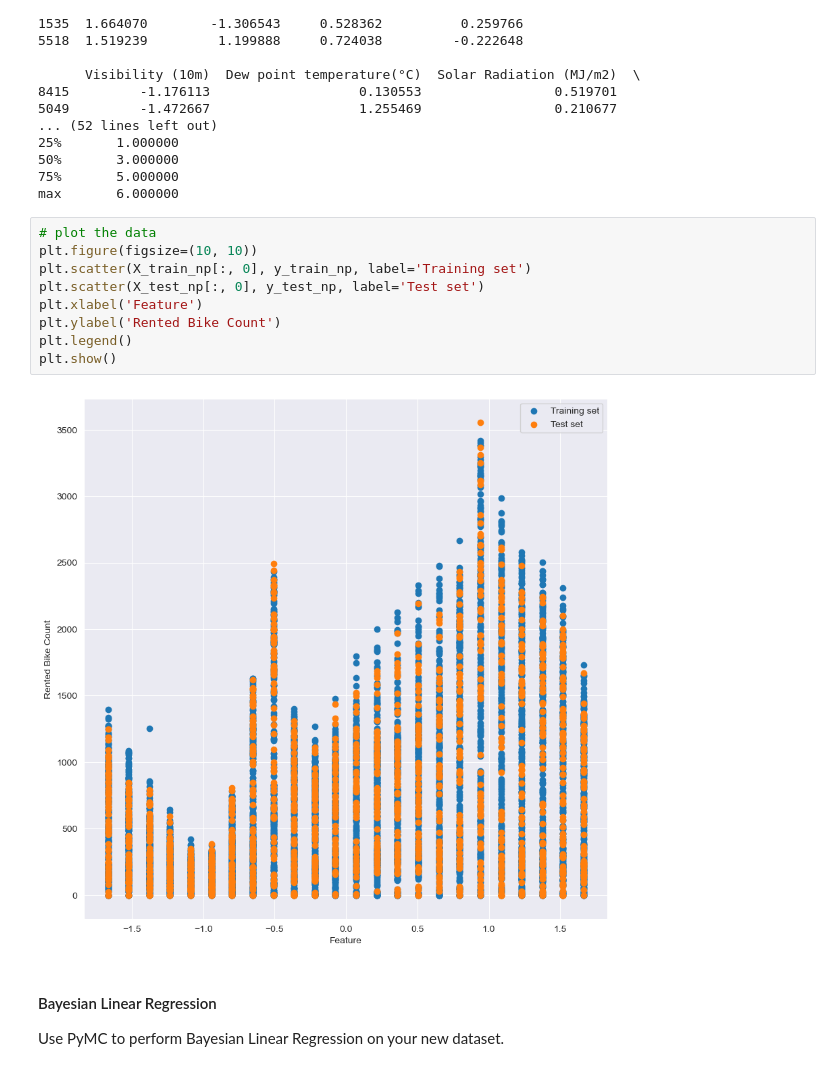
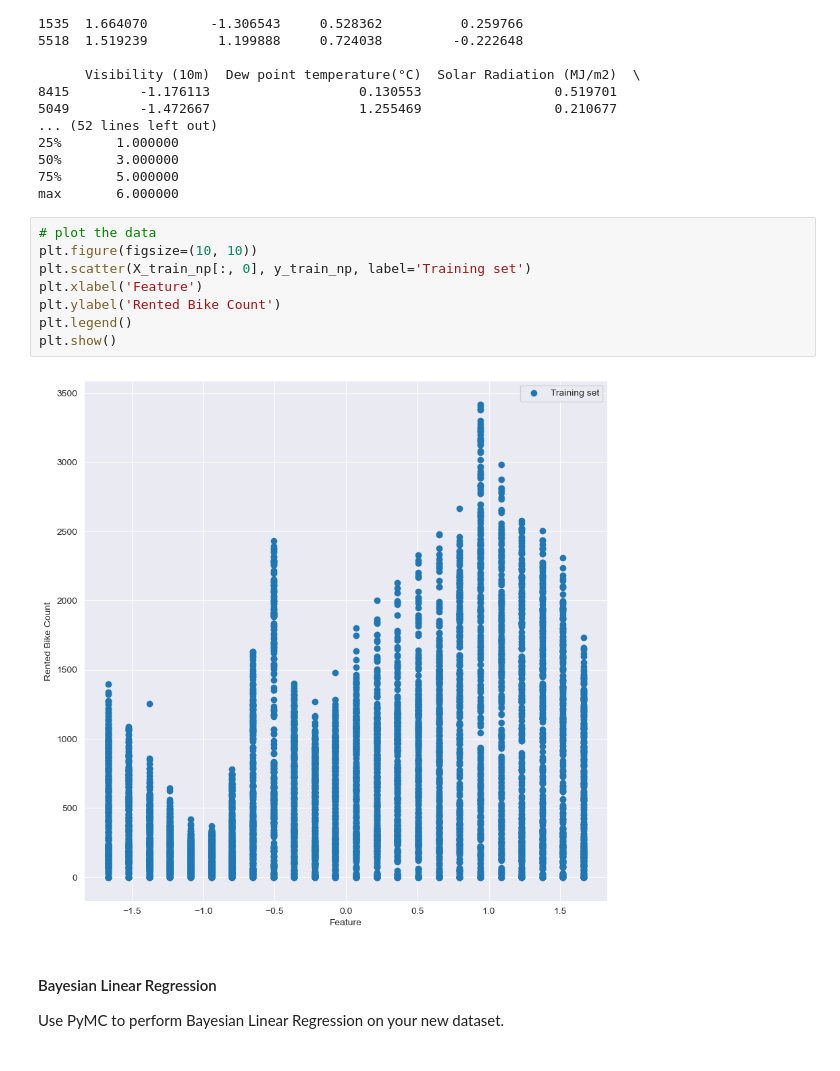
Before and after one commit to ZehuaLiuY/ML_CW, a Jupyter notebook: src/Bayesian_Linear_Regression.ipynb, the cells around one changed output. Cells and saved outputs as stored; diff of their text form.

```diff
--- a/src/Bayesian_Linear_Regression.ipynb
+++ b/src/Bayesian_Linear_Regression.ipynb
@@ -150,14 +150,13 @@ max       6.000000
 # %%
 # plot the data
 plt.figure(figsize=(10, 10))
 plt.scatter(X_train_np[:, 0], y_train_np, label='Training set')
-plt.scatter(X_test_np[:, 0], y_test_np, label='Test set')
 plt.xlabel('Feature')
 plt.ylabel('Rented Bike Count')
 plt.legend()
 plt.show()
 # %% [output]
-[figure, old version]
+[figure, new version]
 # %% [markdown]
 #### Bayesian Linear Regression
 Use PyMC to perform Bayesian Linear Regression on your new dataset.
```
